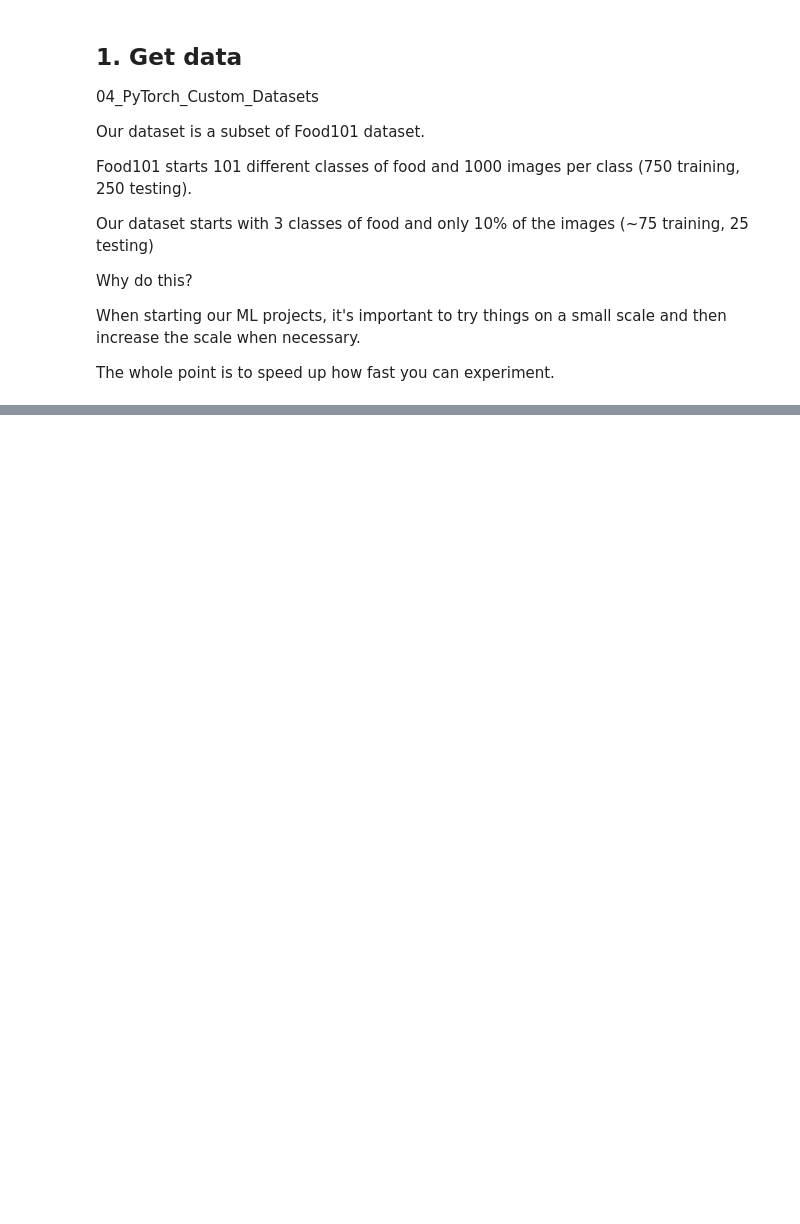
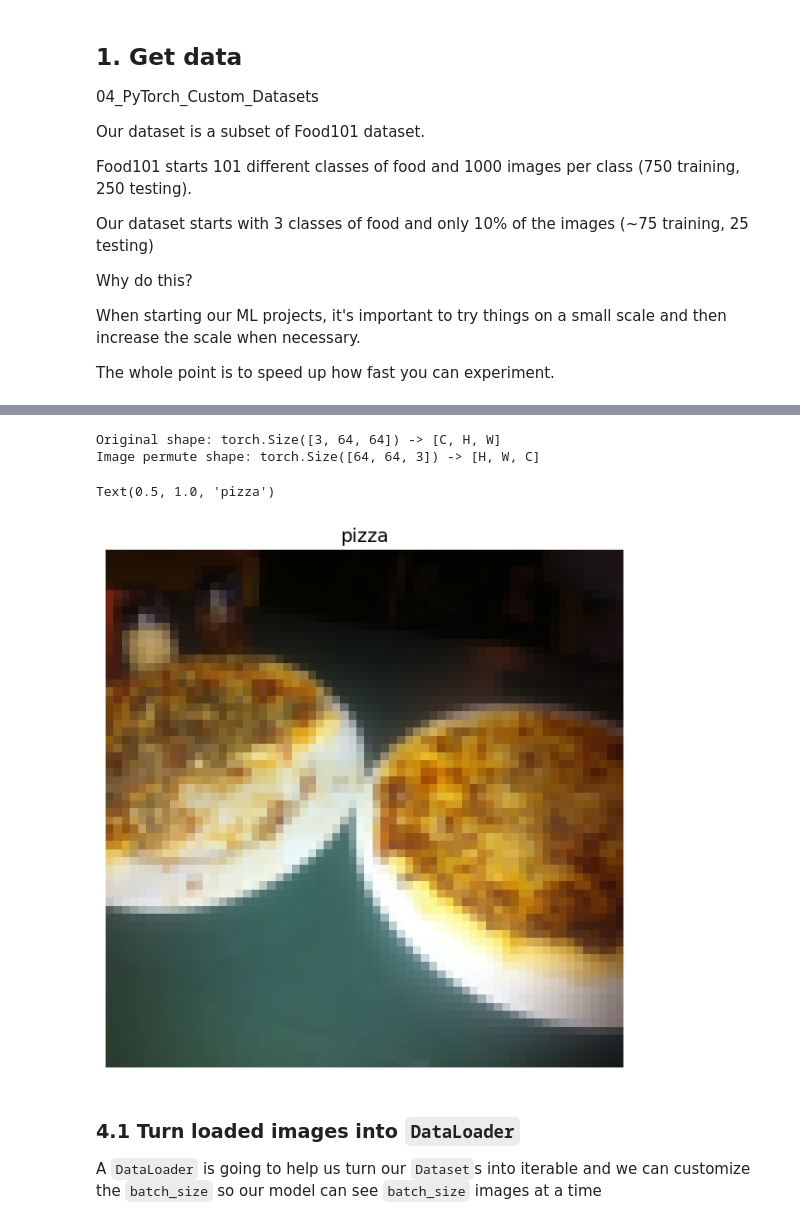
Before and after one commit to Aaron-Serpilin/Zero-To-Mastery-Pytorch, a Jupyter notebook: Fundamentals/04_PyTorch_Custom_Datasets.ipynb, the cells around one changed output, grey strips where cells are left out. Saved outputs shown, nothing was run; the diff lists cells and outputs as text; code cells hidden in the pictures; blank space fills up the shorter version.

```diff
--- a/Fundamentals/04_PyTorch_Custom_Datasets.ipynb
+++ b/Fundamentals/04_PyTorch_Custom_Datasets.ipynb
@@ -72,0 +94,6 @@ Unzipping pizza, steak, and sushi data...
+# %%
+# Setup train and testing paths
+train_dir = image_path / "train"
+test_dir = image_path / "test"
+
+train_dir, test_dir
@@ -72,0 +251,12 @@ Unzipping pizza, steak, and sushi data...
+# %%
+# Use ImageFolder to create dataset(s)
+from torchvision import datasets
+# We use ImageFolder only if our data is in Standard Image Classification format
+train_data = datasets.ImageFolder(root=train_dir,
+                                  transform=data_transform, # transform for the data
+                                  target_transform=None) # transform for the target/label
+
+test_data = datasets.ImageFolder(root=test_dir,
+                                 transform=data_transform)
+
+train_data, test_data
@@ -72,0 +287,4 @@ Unzipping pizza, steak, and sushi data...
+# %%
+# Get class names as list
+class_names = train_data.classes
+class_names
@@ -72,0 +304,8 @@ Unzipping pizza, steak, and sushi data...
+# %%
+# Index on the train_data dataset to get a single image and label
+img, label = train_data[0][0], train_data[0][1]
+print(f"Image tensor:\n{img}")
+print(f"Image shape: {img.shape}")
+print(f"Label datatype: {img.dtype}")
+print(f"Image label: {label}")
+print(f"Label datatype: {type(label)}")
@@ -72,0 +330,22 @@ Unzipping pizza, steak, and sushi data...
+# %%
+# Rearrange the order dimensions
+img_permute = img.permute(1, 2, 0)
+
+# Print out different shapes
+print(f"Original shape: {img.shape} -> [C, H, W]")
+print(f"Image permute shape: {img_permute.shape} -> [H, W, C]")
+
+# Plot the image
+plt.figure(figsize=(10, 7))
+plt.imshow(img_permute)
+plt.axis(False)
+plt.title(class_names[label], fontsize=14)
+# %% [output]
+Original shape: torch.Size([3, 64, 64]) -> [C, H, W]
+Image permute shape: torch.Size([64, 64, 3]) -> [H, W, C]
+Text(0.5, 1.0, 'pizza')
+[figure, added]
+# %% [markdown]
+### 4.1 Turn loaded images into `DataLoader`
+
+A `DataLoader` is going to help us turn our `Dataset`s into iterable and we can customize the `batch_size` so our model can see `batch_size` images at a time
```
Also changed, not shown: parts of 73 cells of this notebook, 1 other file.
